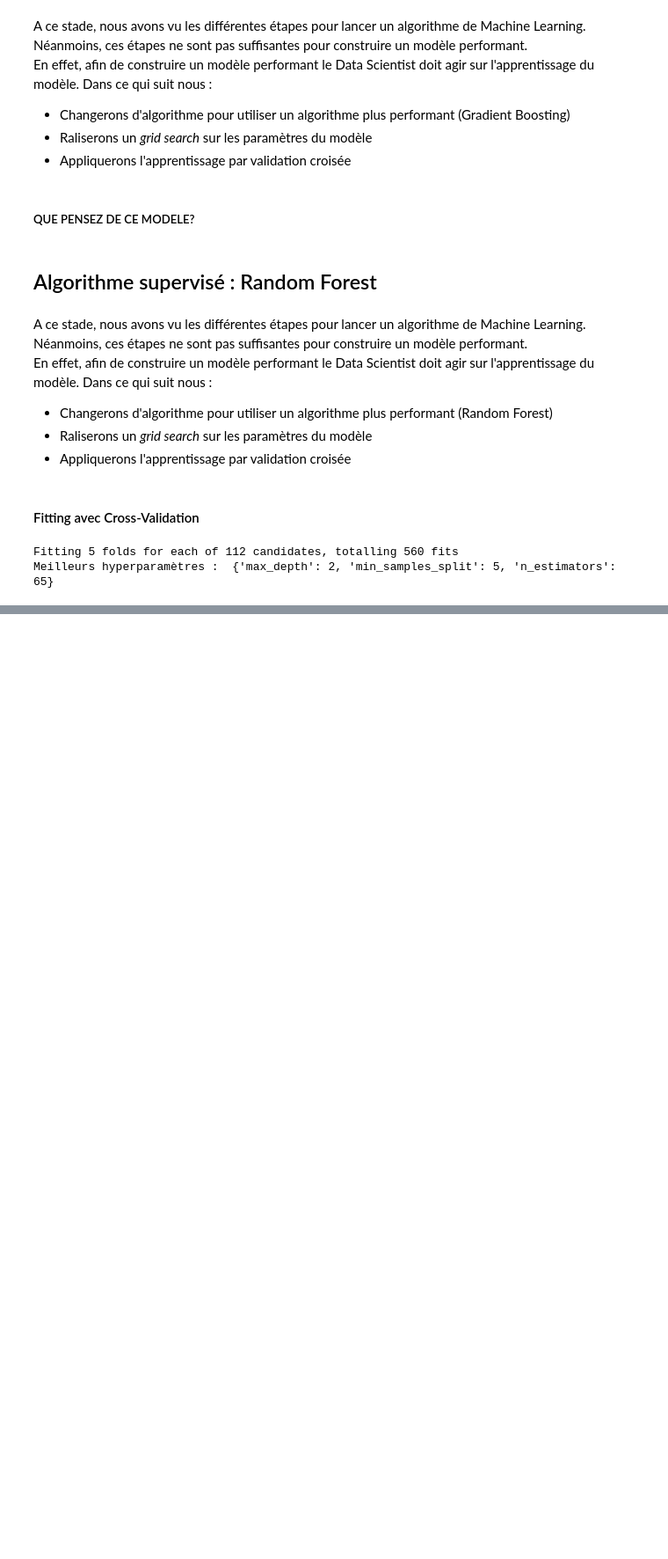
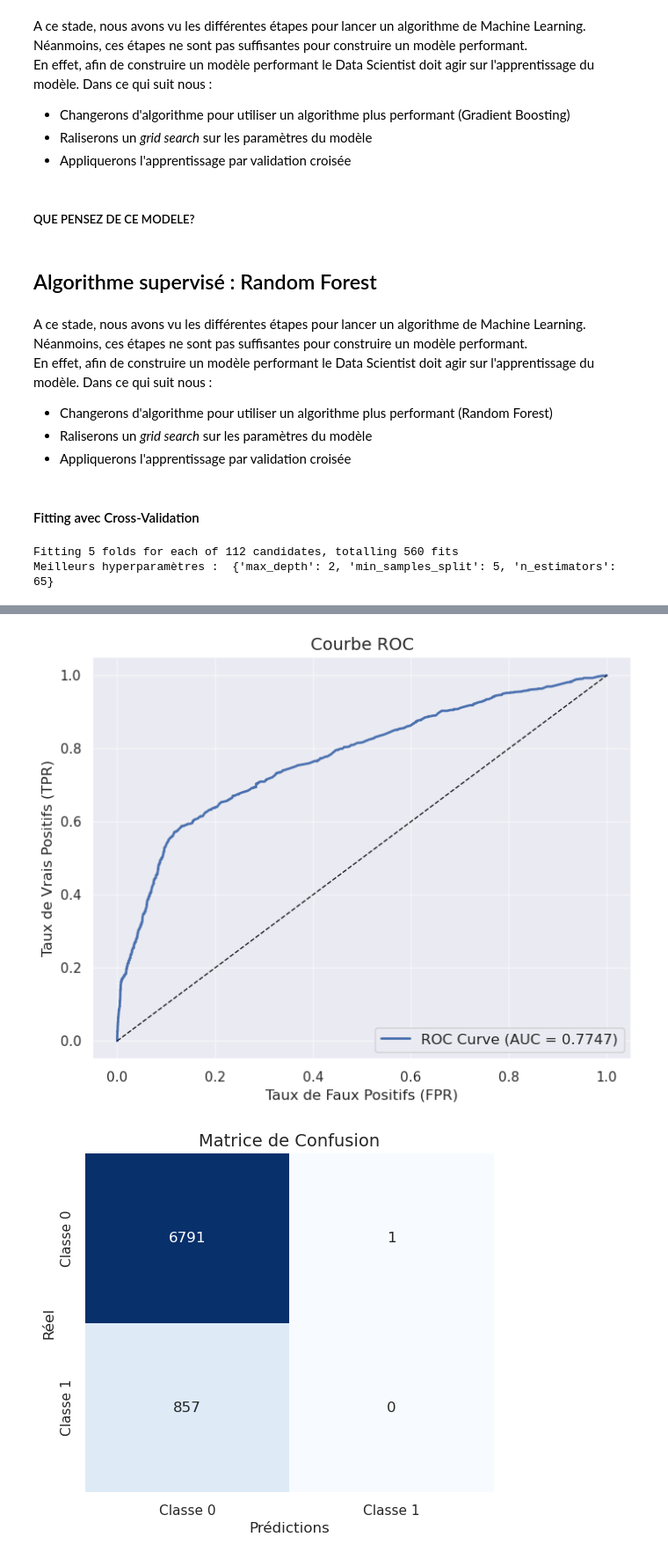
Before and after one commit to Ulrichnk/Projet_macahine_learning, a Jupyter notebook: projet.ipynb, the cells around one changed output, grey strips where cells are left out. Shown at 88% size. Drawn from its saved outputs; the diff is of its cells as text; code cells hidden in the pictures; blank space fills up the shorter version.

Commit message:
fin du random forest, debut du gradient boosting

```diff
--- a/projet.ipynb
+++ b/projet.ipynb
@@ -1004,7 +1002,7 @@ Fitting 5 folds for each of 112 candidates, totalling 560 fits
 Meilleurs hyperparamètres :  {'max_depth': 2, 'min_samples_split': 5, 'n_estimators': 65}
 # %%
 # Initialiser le modèle final avec les meilleurs hyperparamètres
-best_rf = RandomForestRegressor(random_state=42, **best_params)
+best_rf = RandomForestClassifier(random_state=42, **best_params)
 # %%
 from sklearn.model_selection import cross_val_score
 from sklearn.metrics import make_scorer, precision_score, recall_score, accuracy_score
@@ -1161,0 +1113,28 @@ Fold 5 RMSE: 0.4667
+# %%
+# Calcul de l'aire sous la courbe ROC
+roc_auc = roc_auc_score(y_test, y_pred_proba)
+fpr, tpr, thresholds = roc_curve(y_test, y_pred_proba)
+
+# --- Courbe ROC ---
+plt.figure(figsize=(8, 6))
+plt.plot(fpr, tpr, label=f"ROC Curve (AUC = {roc_auc:.4f})", linewidth=2)
+plt.plot([0, 1], [0, 1], 'k--', linewidth=1)  # Ligne de base
+plt.title("Courbe ROC", fontsize=14)
+plt.xlabel("Taux de Faux Positifs (FPR)", fontsize=12)
+plt.ylabel("Taux de Vrais Positifs (TPR)", fontsize=12)
+plt.legend(loc="lower right", fontsize=12)
+plt.grid(alpha=0.5)
+plt.show()
+
+# --- Matrice de confusion ---
+plt.figure(figsize=(6, 5))
+sns.heatmap(cm, annot=True, fmt="d", cmap="Blues", cbar=False,
+            xticklabels=["Classe 0", "Classe 1"],
+            yticklabels=["Classe 0", "Classe 1"])
+plt.title("Matrice de Confusion", fontsize=14)
+plt.xlabel("Prédictions", fontsize=12)
+plt.ylabel("Réel", fontsize=12)
+plt.show()
+# %% [output]
+[figure, added]
+[figure, added]
```
Also changed, not shown: parts of 4 cells of this notebook.
